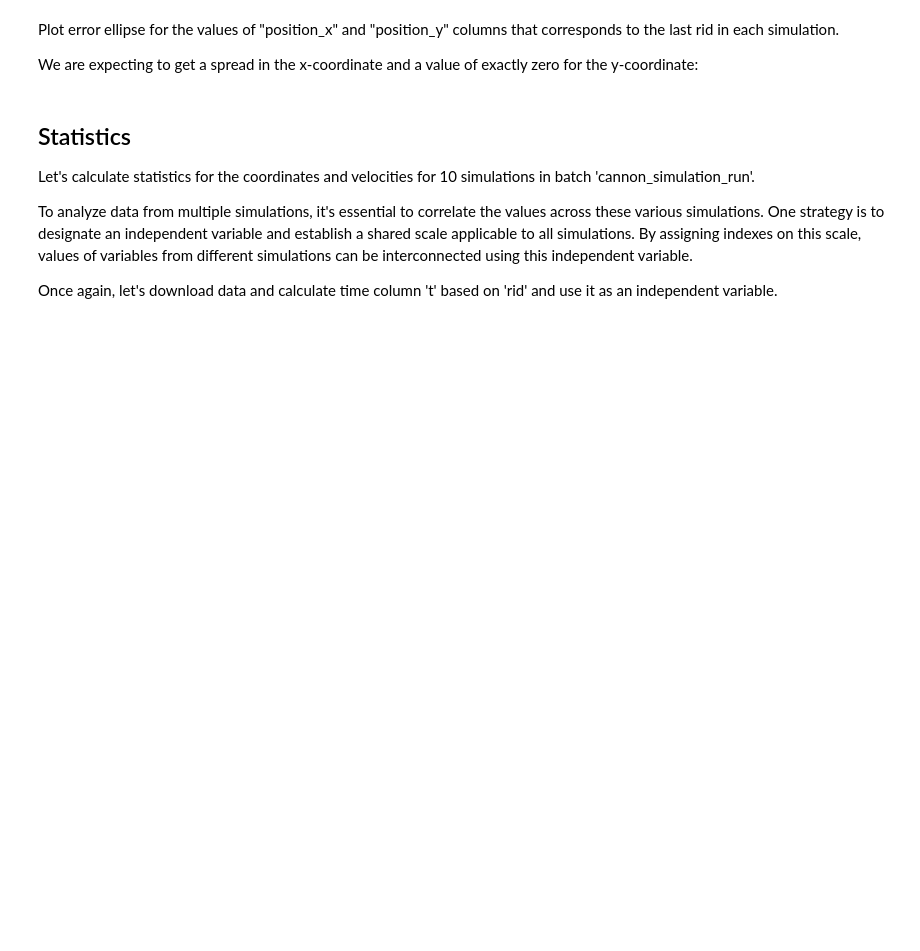
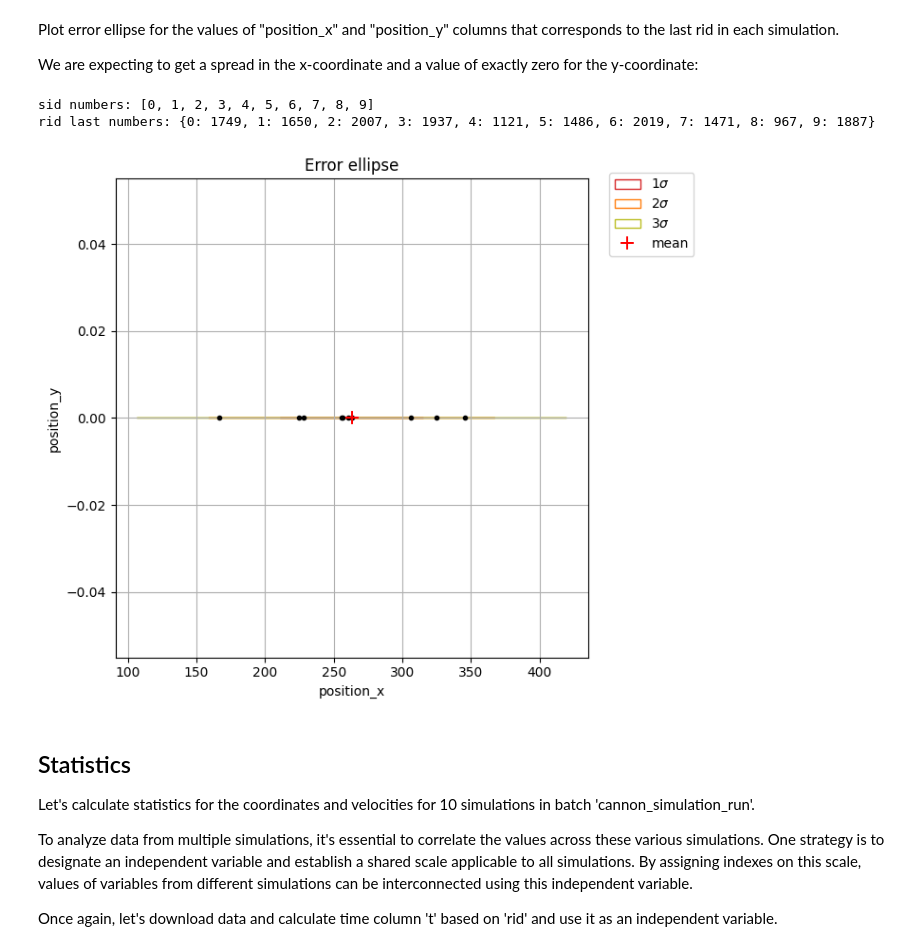
Before and after one commit to citros-garden/cannon, a Jupyter notebook: citros_template/notebooks/data_analysis.ipynb, the cells around one changed output. Cells and saved outputs as stored; diff of their text form; code cells hidden in the pictures; blank space fills up the shorter version.

```diff
--- a/citros_template/notebooks/data_analysis.ipynb
+++ b/citros_template/notebooks/data_analysis.ipynb
@@ -393,37 +670,41 @@ We are expecting to get a spread in the x-coordinate and a value of exactly zero
 # %%
 x = 'data.data[0]'
 label_x = 'position_x'
 y = 'data.data[1]'
 label_y = 'position_y'
 
 #get all possible sid:
-sid_list = citros.repo('cannon').batch(my_batch).topic('/cannon/state').info()['sid_list']
+sid_list = citros.batch(my_batch).topic('/cannon/state').info()['sid_list']
 #or using get_unique_values() method:
-# sid_list = citros.repo('cannon').batch(my_batch).topic('/cannon/state').get_unique_values('sid')
+# sid_list = citros.batch(my_batch).topic('/cannon/state').get_unique_values('sid')
 print(f"sid numbers: {sid_list}")
 
 
 #for each sid get the last rid:
 rid_dict = {}
 for s in sid_list:
-    rid_dict[s] = citros.repo('cannon').batch(my_batch).topic('/cannon/state').sid(s).get_max_value('rid')
+    rid_dict[s] = citros.batch(my_batch).topic('/cannon/state').sid(s).get_max_value('rid')
 print(f"rid last numbers: {rid_dict}")
 
 # get the values of 'position_x' and 'position_y', that corresponds to the last rid:
 # we are creating an empty DataFrame 'df', query for the values of the exact sid and rid and add the result to the 'df'.
 
 import pandas as pd
 df = pd.DataFrame()
 
 for s, r in rid_dict.items():
-    df = pd.concat([df, citros.repo('cannon').batch(my_batch).topic('/cannon/state').sid(s).rid(r).data([x, y])])
+    df = pd.concat([df, citros.batch(my_batch).topic('/cannon/state').sid(s).rid(r).data([x, y])])
 
 df.rename({x: label_x, y: label_y}, axis = 1, inplace = True)
 
 fig, ax, ellipse_param = citros.plot_sigma_ellipse(df, x_label = label_x, y_label = label_y,
                                     n_std = [1,2,3], plot_origin=False, bounding_error=False,
                                     set_x_label=label_x, set_y_label = label_y, title = 'Error ellipse',
                                     return_ellipse_param = True)
+# %% [output]
+sid numbers: [0, 1, 2, 3, 4, 5, 6, 7, 8, 9]
+rid last numbers: {0: 1749, 1: 1650, 2: 2007, 3: 1937, 4: 1121, 5: 1486, 6: 2019, 7: 1471, 8: 967, 9: 1887}
+[figure, added]
 # %% [markdown]
 ## Statistics
 
```
Also changed, not shown: parts of 56 cells of this notebook.
